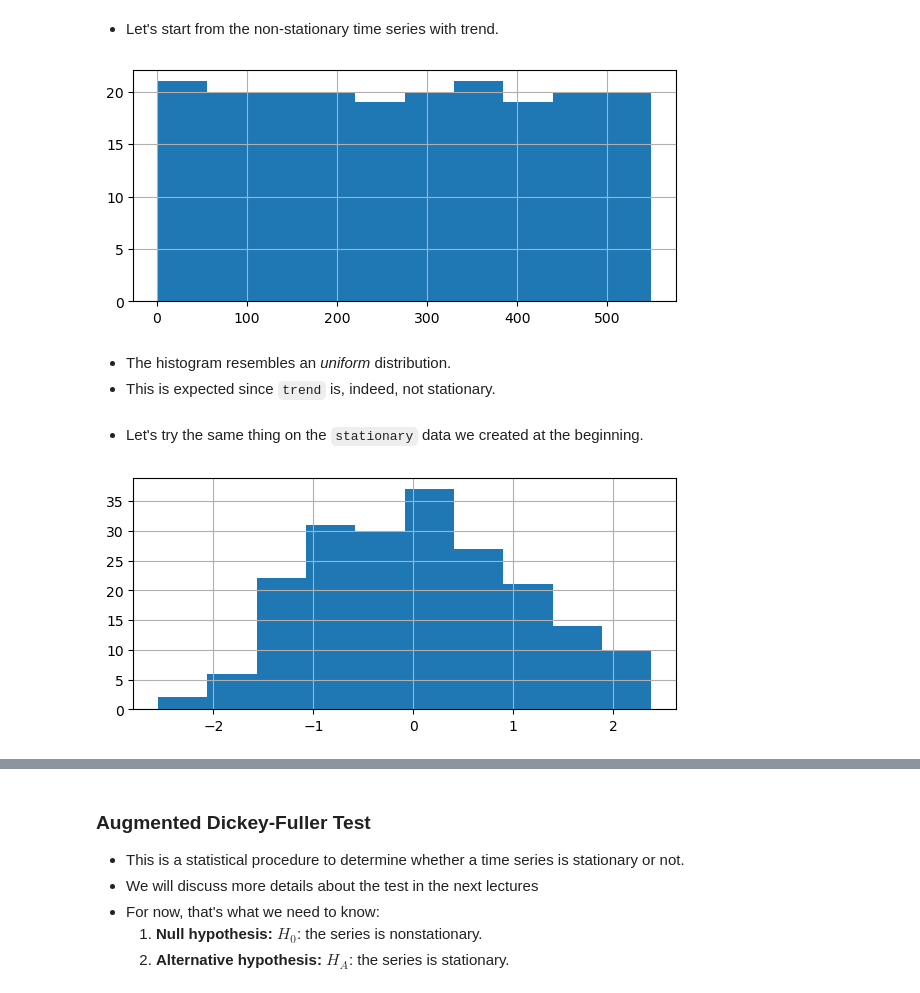
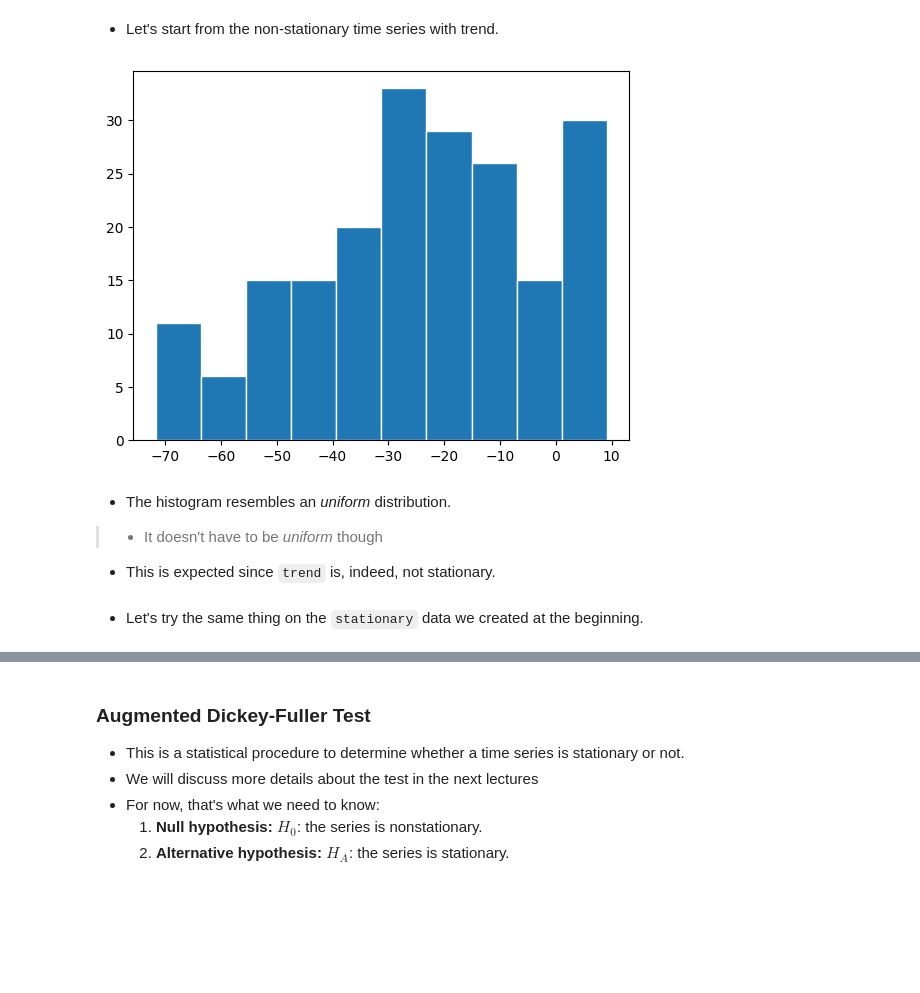
Before and after one commit to nsydn/time-series-analysis-and-forecasting, a Jupyter notebook: notebooks/02/stationarity_NSA.ipynb, the cells around one changed output, grey strips where cells are left out. Drawn from its saved outputs; the diff is of its cells as text; code cells hidden in the pictures; blank space fills up the shorter version.

```diff
--- a/notebooks/02/stationarity_NSA.ipynb
+++ b/notebooks/02/stationarity_NSA.ipynb
@@ -502,15 +327,13 @@ Chunk    | Mean          | Variance
 # %% [markdown]
 - Let's start from the non-stationary time series with trend.
 # %%
-pd.Series(trend).hist(figsize=(7,3));
+# pd.Series(trend).hist(figsize=(7,3));
+plt.hist(trend, edgecolor='w');
 # %% [output]
-[figure, old version]
+[figure, new version]
 # %% [markdown]
 - The histogram resembles an *uniform* distribution.
+>- It doesn't have to be *uniform* though
 - This is expected since `trend` is, indeed, not stationary.
 # %% [markdown]
 - Let's try the same thing on the `stationary` data we created at the beginning.
-# %%
-pd.Series(stationary).hist(figsize=(7,3));
-# %% [output]
-[figure, removed]
```
Also changed, not shown: parts of 33 cells of this notebook.
